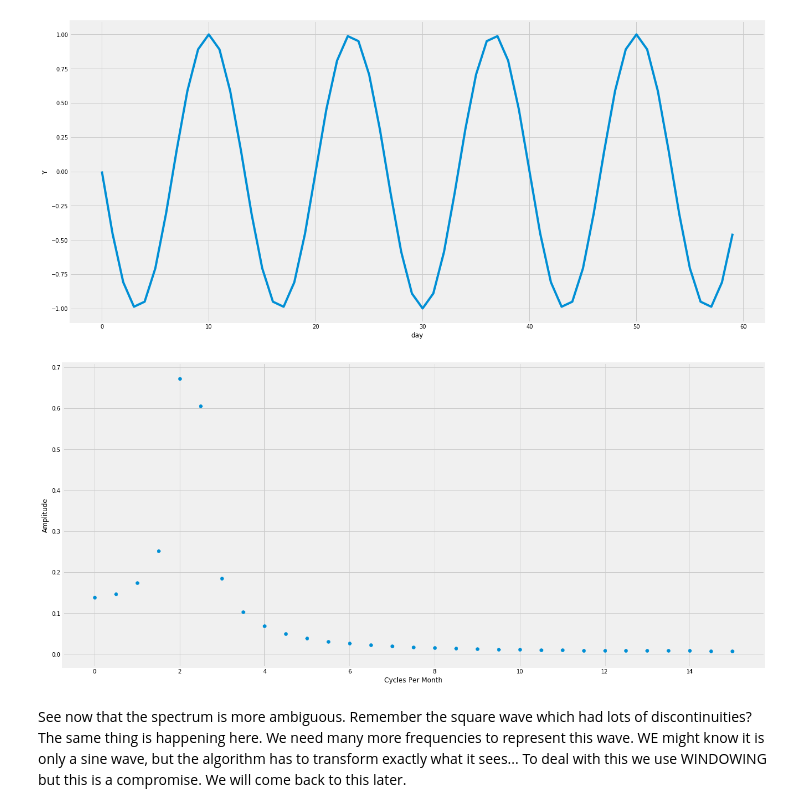
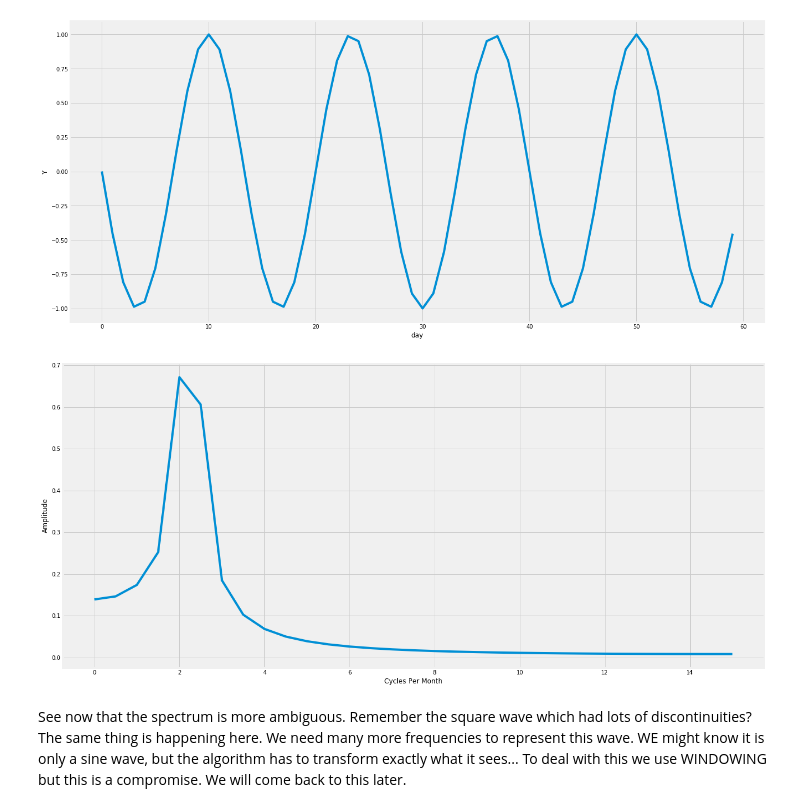
Before and after one commit to matthewvowels1/Spectral_analysis_workshop, a Jupyter notebook: spectral_analysis_workshop.ipynb, the cells around one changed output. Cells and saved outputs as stored; diff of their text form; code cells hidden in the pictures.

```diff
--- a/spectral_analysis_workshop.ipynb
+++ b/spectral_analysis_workshop.ipynb
@@ -250,15 +251,15 @@ plt.show()
 # %%
 
 f = Fs * np.linspace(0,int(Nt/2), int(Nt/2+1))/Nt
 fft1 = np.fft.fft(x1)
 fft2 = 2*np.abs(fft1[0:int(Nt/2)+1]/Nt)
 plt.figure(figsize=(20,10))
-plt.scatter(f, fft2)
+plt.plot(f, fft2)
 plt.xlabel('Cycles Per Month')
 plt.ylabel('Amplitude')
 plt.show()
 # %% [output]
-[figure, old version]
+[figure, new version]
 # %% [markdown]
 See now that the spectrum is more ambiguous. Remember the square wave which had lots of discontinuities? The same thing is happening here. We need many more frequencies to represent this wave. WE might know it is only a sine wave, but the algorithm has to transform exactly what it sees... To deal with this we use WINDOWING but this is a compromise. We will come back to this later.
 # %% [markdown]
```
Also changed, not shown: parts of 31 cells of this notebook.
